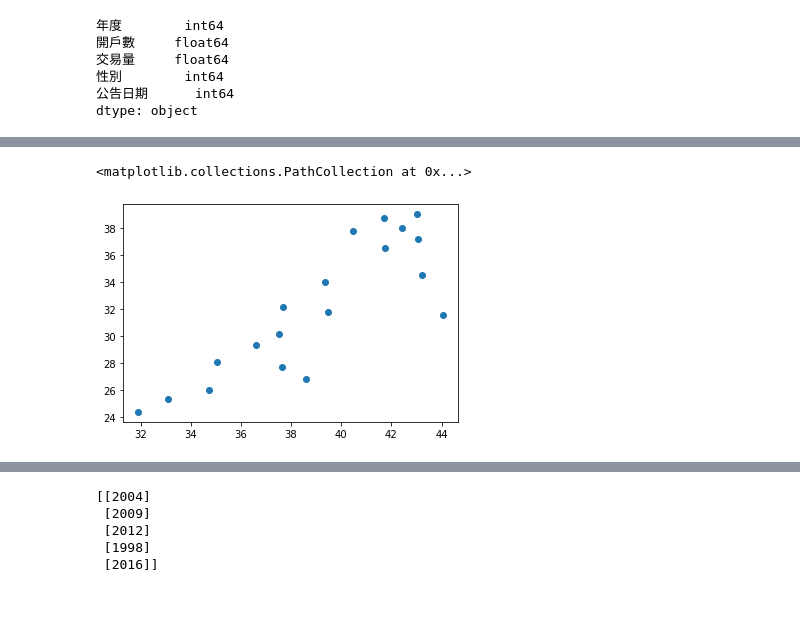
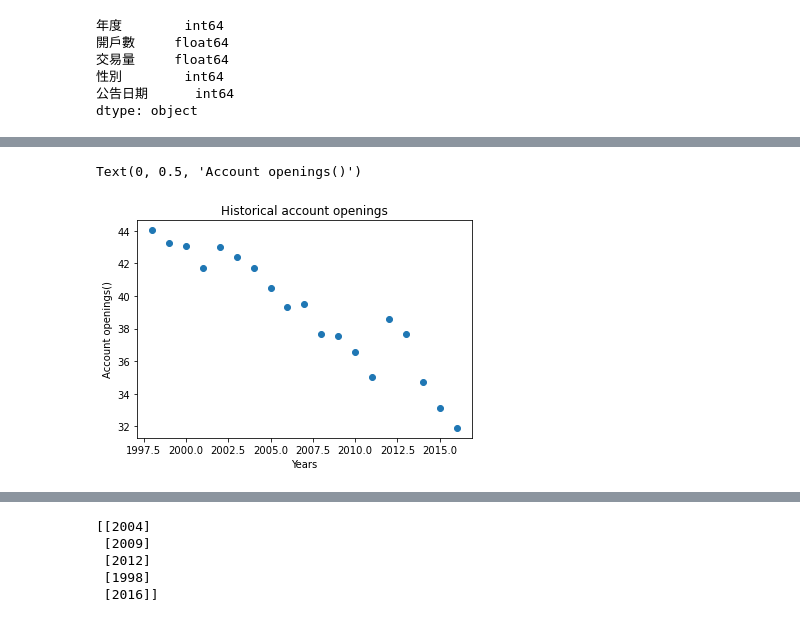
Before and after one commit to Lucasyang66/0726, a Jupyter notebook: data_analyse.ipynb, the cells around one changed output, grey strips where cells are left out. Saved outputs shown, nothing was run; the diff lists cells and outputs as text; code cells hidden in the pictures.

```diff
--- a/data_analyse.ipynb
+++ b/data_analyse.ipynb
@@ -54,5 +44,8 @@ plt.scatter(a,c)
-# %%
-plt.scatter(b,c)
-# %% [output]
-<matplotlib.collections.PathCollection at 0x...>
-[figure, removed]
+# %%
+plt.scatter(a,b)
+plt.title("Historical account openings")
+plt.xlabel("Years")
+plt.ylabel("Account openings()")
+# %% [output]
+Text(0, 0.5, 'Account openings()')
+[figure, added]
```
Also changed, not shown: parts of 4 cells of this notebook.
